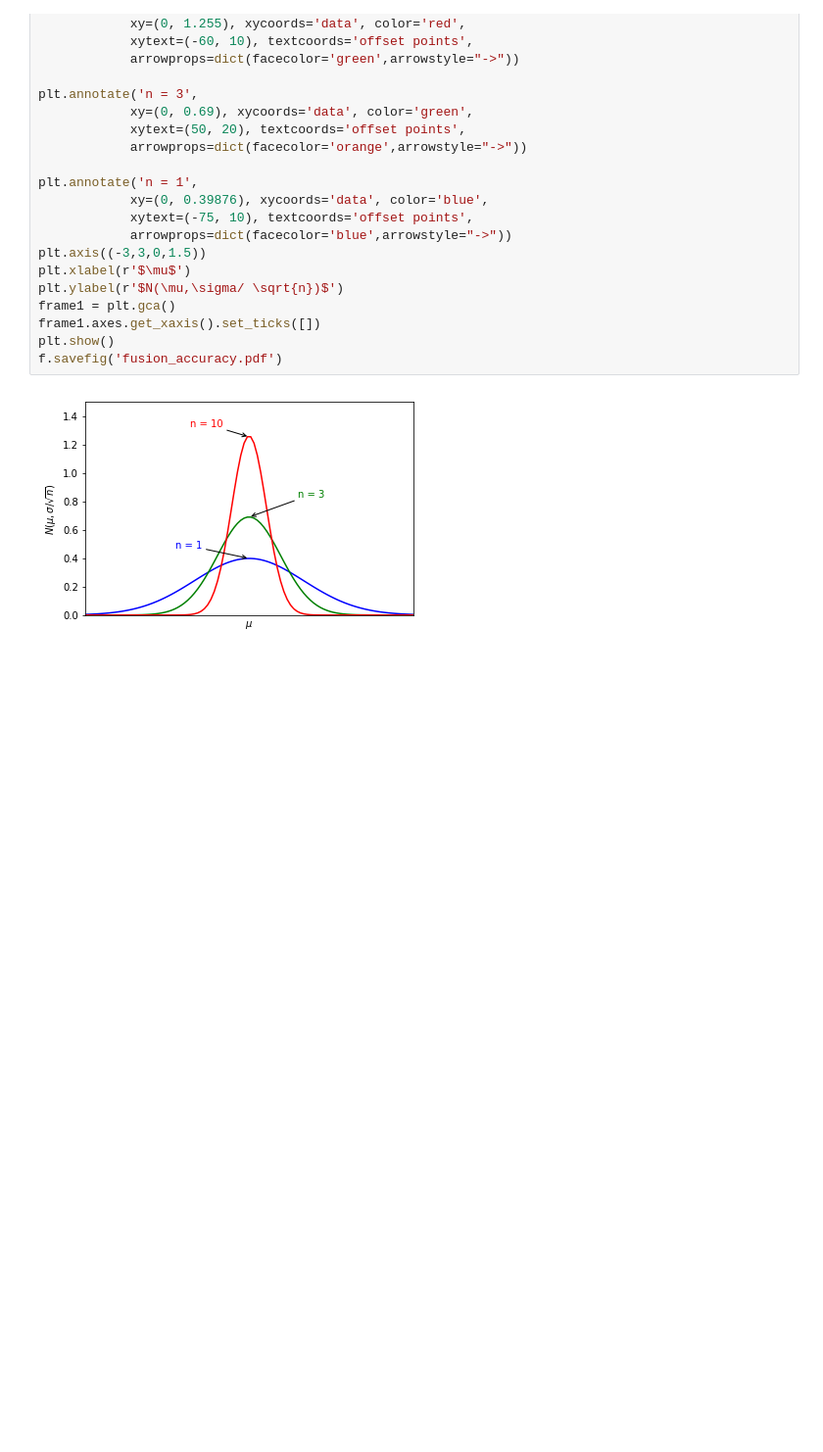
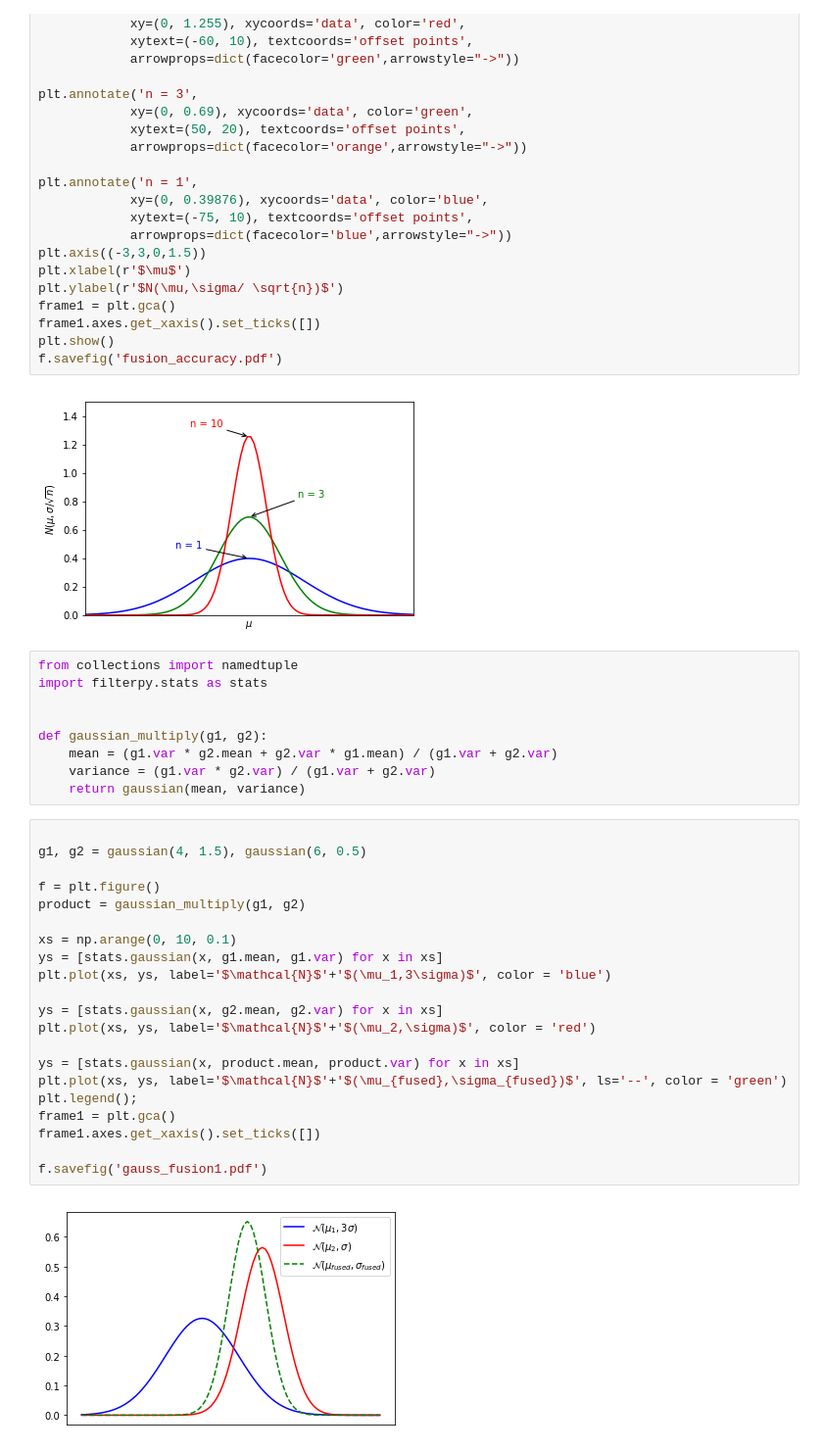
Before and after one commit to tatatupi/msc-thesis, a Jupyter notebook: Imagens/Esquemas/plots.ipynb, the cells around one changed output. Shown: that part at 98% size. Cells and saved outputs as stored; diff of their text form; blank space fills up the shorter version.

```diff
--- a/Imagens/Esquemas/plots.ipynb
+++ b/Imagens/Esquemas/plots.ipynb
@@ -43,3 +43,35 @@ plt.show()
 f.savefig('fusion_accuracy.pdf')
 # %% [output]
 [figure]
+# %%
+from collections import namedtuple
+import filterpy.stats as stats
+
+
+def gaussian_multiply(g1, g2):
+    mean = (g1.var * g2.mean + g2.var * g1.mean) / (g1.var + g2.var)
+    variance = (g1.var * g2.var) / (g1.var + g2.var)
+    return gaussian(mean, variance)
+# %%
+
+g1, g2 = gaussian(4, 1.5), gaussian(6, 0.5)
+
+f = plt.figure()
+product = gaussian_multiply(g1, g2)
+
+xs = np.arange(0, 10, 0.1)
+ys = [stats.gaussian(x, g1.mean, g1.var) for x in xs]
+plt.plot(xs, ys, label='$\mathcal{N}$'+'$(\mu_1,3\sigma)$', color = 'blue')
+
+ys = [stats.gaussian(x, g2.mean, g2.var) for x in xs]
+plt.plot(xs, ys, label='$\mathcal{N}$'+'$(\mu_2,\sigma)$', color = 'red')
+
+ys = [stats.gaussian(x, product.mean, product.var) for x in xs]
+plt.plot(xs, ys, label='$\mathcal{N}$'+'$(\mu_{fused},\sigma_{fused})$', ls='--', color = 'green')
+plt.legend();
+frame1 = plt.gca()
+frame1.axes.get_xaxis().set_ticks([])
+
+f.savefig('gauss_fusion1.pdf')
+# %% [output]
+[figure, added]
```
Also changed, not shown: parts of 3 cells of this notebook, 7 other files.
